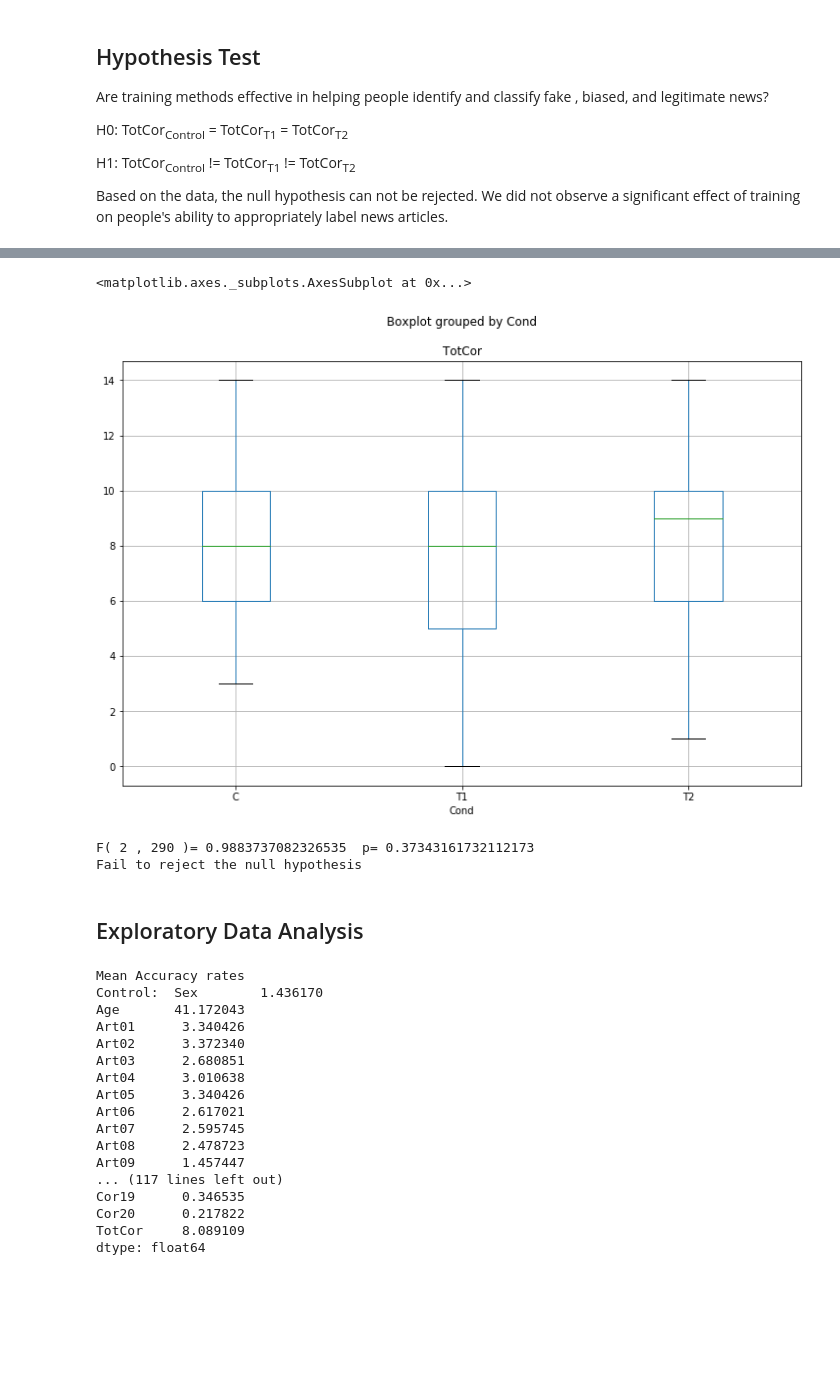
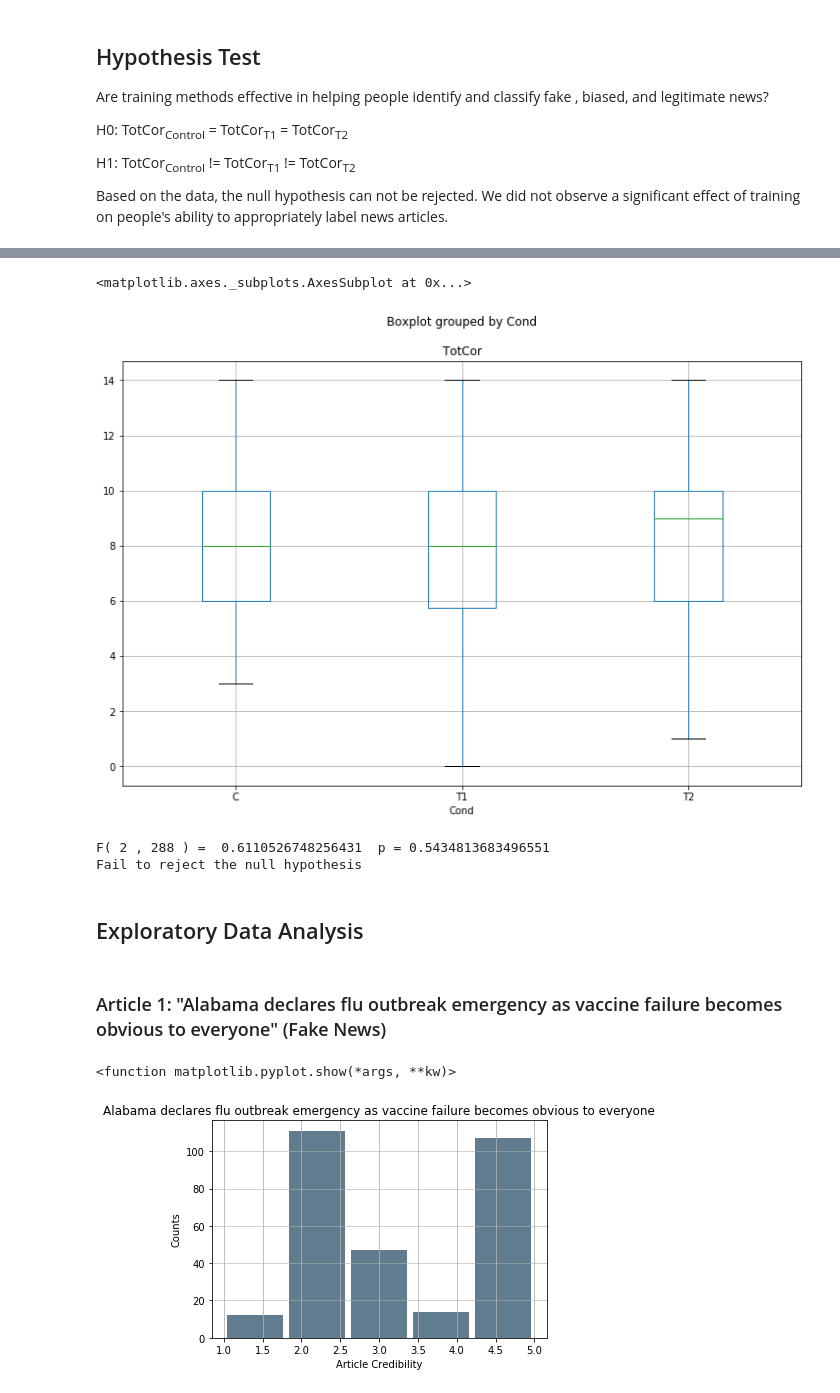
Before and after one commit to jimkaj/w210_FakeNews, a Jupyter notebook: FakeNewsExperiment.ipynb, the cells around one changed output, grey strips where cells are left out. Drawn from its saved outputs; the diff is of its cells as text; code cells hidden in the pictures; blank space fills up the shorter version.

Commit message:
Data Update

```diff
--- a/FakeNewsExperiment.ipynb
+++ b/FakeNewsExperiment.ipynb
@@ -134,5 +135,5 @@ H1: TotCor<sub>Control</sub> != TotCor<sub>T1</sub> != TotCor<sub>T2</sub>
 Based on the data, the null hypothesis can not be rejected. We did not observe a significant effect of training on people's ability to appropriately label news articles.
 # %%
 # Load Data File
-datafile = "data/CleanExpData"
+datafile = "data/CleanExpData.csv"
 data = pd.read_csv(datafile)
@@ -141,7 +170,7 @@ data = pd.read_csv(datafile)
 data.boxplot('TotCor', by='Cond', figsize=(12,8))
 # %% [output]
 <matplotlib.axes._subplots.AxesSubplot at 0x...>
-[figure, old version]
+[figure, new version]
 # %%
 # Perform ANOVA test
 ctrl = data['TotCor'][data.Cond == 'C']
@@ -154,46 +183,32 @@ n = data.groupby('Cond').size()[0] #Participants in each condition
 a = .05 # set the significance level
 
 F, p = stats.f_oneway(d_data['C'], d_data['T1'], d_data['T2'])
-print('F(',k-1,',',N-k,')=',F,' p=',p)
+print('F(',k-1,',',N-k,') = ',F,' p =',p)
 if p < a:
     print('Reject the Null Hypothesis')
 else:
     print('Fail to reject the null hypothesis')
 # %% [output]
-F( 2 , 290 )= 0.9883737082326535  p= 0.37343161732112173
+F( 2 , 288 ) =  0.6110526748256431  p = 0.5434813683496551
 Fail to reject the null hypothesis
 # %% [markdown]
 ## Exploratory Data Analysis
-# %%
-# Calculate means
-print('Mean Accuracy rates')
-
-Control_Check = df_clean['Cond'] =='C'
-Control_Res = df_clean[Control_Check]
-print('Control: ', Control_Res.mean())
-
-T1_Check = df_clean['Cond'] =='T1'
-T1_Res = df_clean[T1_Check]
-print('T1: ', T1_Res.mean())
-
-T2_Check = df_clean['Cond'] =='T2'
-T2_Res = df_clean[T2_Check]
-print('T2: ', T2_Res.mean())
-# %% [output]
-Mean Accuracy rates
-Control:  Sex        1.436170
-Age       41.172043
-Art01      3.340426
-Art02      3.372340
-Art03      2.680851
-Art04      3.010638
-Art05      3.340426
-Art06      2.617021
-Art07      2.595745
-Art08      2.478723
-Art09      1.457447
-... (117 lines left out)
-Cor19      0.346535
-Cor20      0.217822
-TotCor     8.089109
-dtype: float64
+# %% [markdown]
+### Article 1: "Alabama declares flu outbreak emergency as vaccine failure becomes obvious to everyone" (Fake News)
+# %%
+%matplotlib inline
+# Article01: "Alabama declares flu outbreak emergency as vaccine failure becomes obvious to
+# everyone" (Fake News)
+
+##Histogram
+ser = pd.Series(data.Art01)
+ser.plot.hist(grid=True, bins=5, rwidth=0.9,
+                   color='#607c8e')
+plt.title('Alabama declares flu outbreak emergency as vaccine failure becomes obvious to everyone')
+plt.xlabel('Article Credibility')
+plt.ylabel('Counts')
+plt.grid(axis='y', alpha=0.75)
+plt.show
+# %% [output]
+<function matplotlib.pyplot.show(*args, **kw)>
+[figure, added]
```
Also changed, not shown: parts of 19 cells of this notebook.
